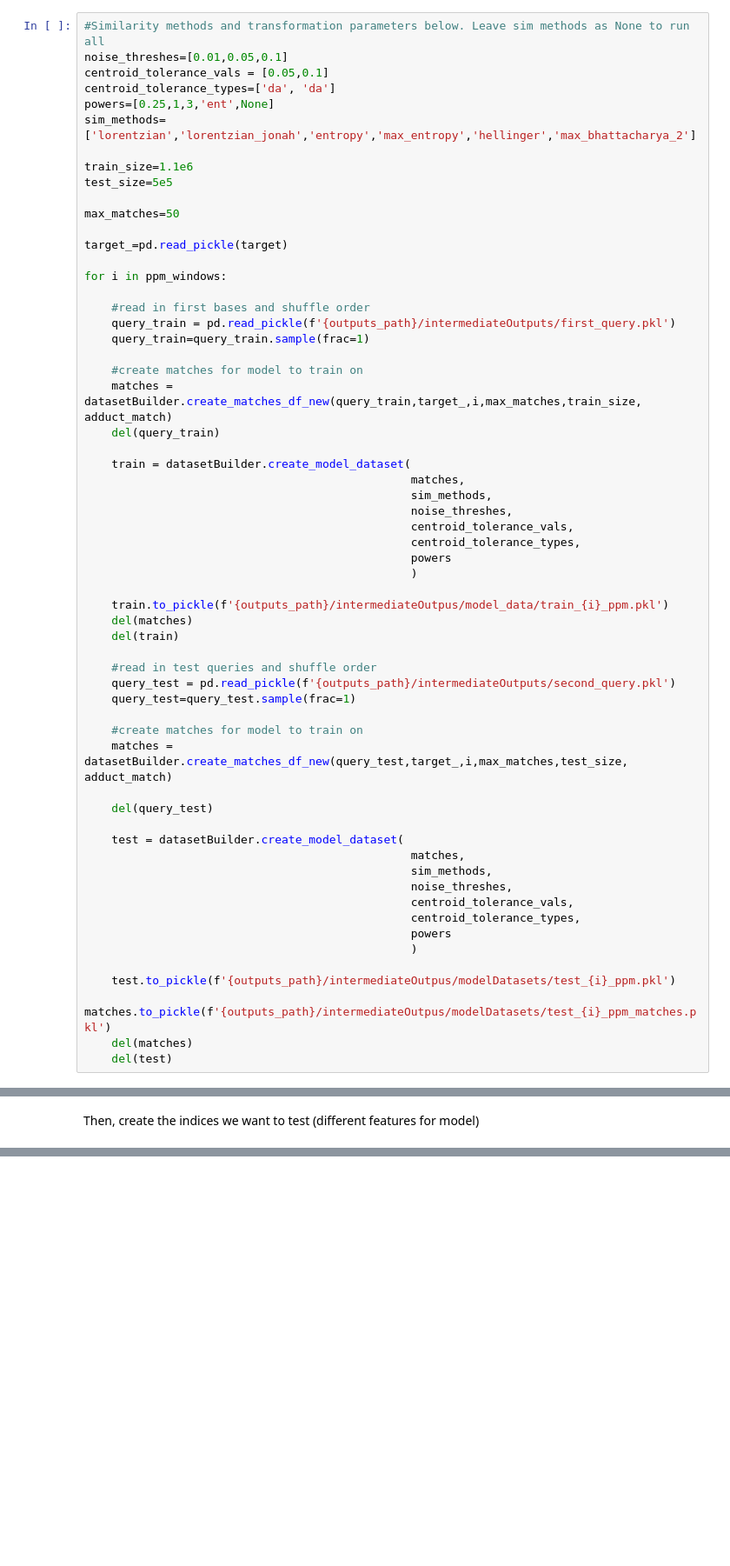
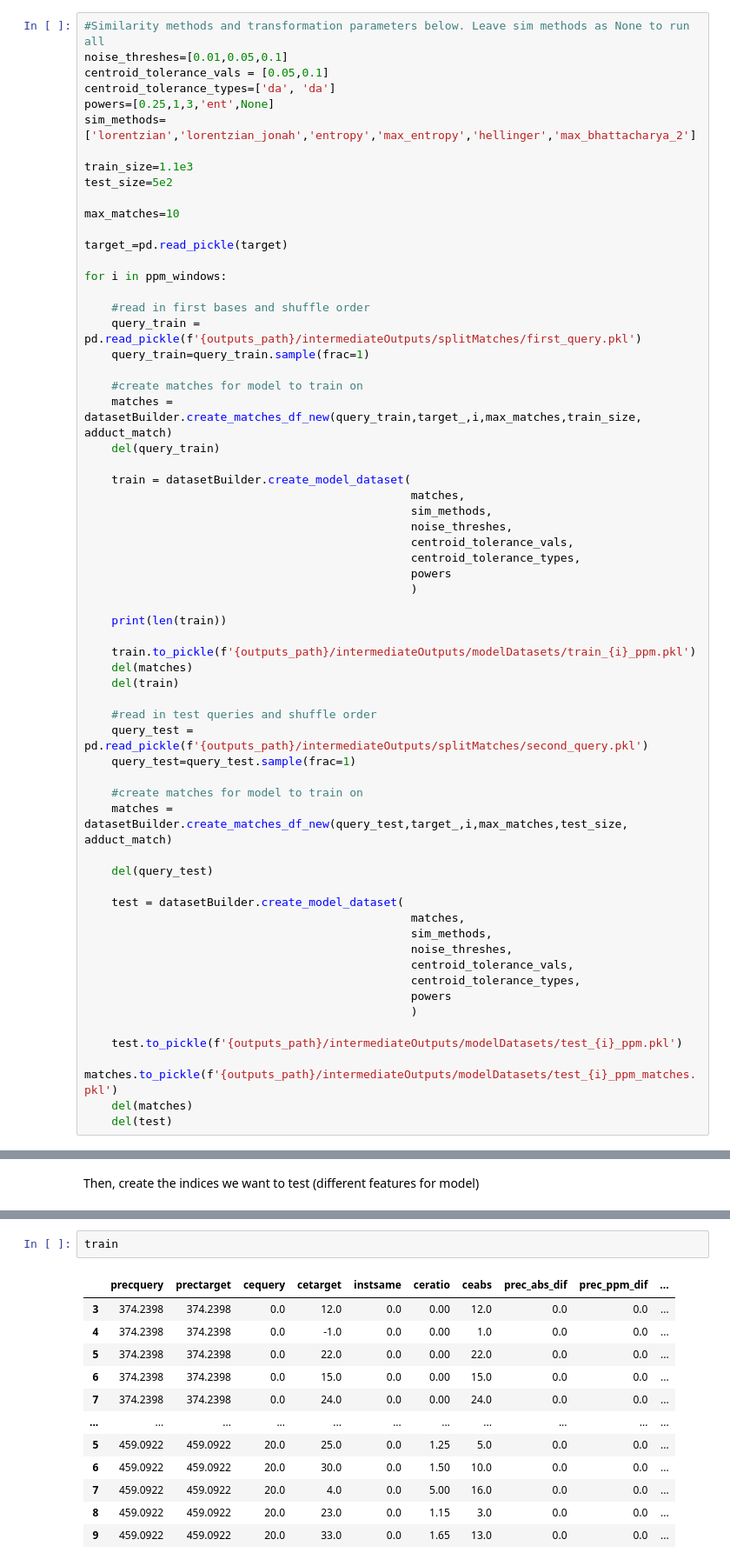
Before and after one commit to Jbug1/SpecSim, a Jupyter notebook: figures.ipynb, the cells around one changed output, grey strips where cells are left out. Shown: that part at 87% size. Saved outputs shown, nothing was run; the diff lists cells and outputs as text; blank space fills up the shorter version.

```diff
--- a/figures.ipynb
+++ b/figures.ipynb
@@ -248,17 +260,17 @@ centroid_tolerance_types=['da', 'da']
 powers=[0.25,1,3,'ent',None]
 sim_methods=['lorentzian','lorentzian_jonah','entropy','max_entropy','hellinger','max_bhattacharya_2']
 
-train_size=1.1e6
-test_size=5e5
+train_size=1.1e3
+test_size=5e2
 
-max_matches=50
+max_matches=10
 
 target_=pd.read_pickle(target)
 
 for i in ppm_windows:
 
     #read in first bases and shuffle order
-    query_train = pd.read_pickle(f'{outputs_path}/intermediateOutputs/first_query.pkl')
+    query_train = pd.read_pickle(f'{outputs_path}/intermediateOutputs/splitMatches/first_query.pkl')
     query_train=query_train.sample(frac=1)
 
     #create matches for model to train on
@@ -274,12 +286,14 @@ for i in ppm_windows:
                                                 powers
                                                 )
 
-    train.to_pickle(f'{outputs_path}/intermediateOutpus/model_data/train_{i}_ppm.pkl')
+    print(len(train))
+
+    train.to_pickle(f'{outputs_path}/intermediateOutputs/modelDatasets/train_{i}_ppm.pkl')
     del(matches)
     del(train)
 
     #read in test queries and shuffle order
-    query_test = pd.read_pickle(f'{outputs_path}/intermediateOutputs/second_query.pkl')
+    query_test = pd.read_pickle(f'{outputs_path}/intermediateOutputs/splitMatches/second_query.pkl')
     query_test=query_test.sample(frac=1)
 
     #create matches for model to train on
@@ -296,8 +310,8 @@ for i in ppm_windows:
                                                 powers
                                                 )
 
-    test.to_pickle(f'{outputs_path}/intermediateOutpus/modelDatasets/test_{i}_ppm.pkl')
-    matches.to_pickle(f'{outputs_path}/intermediateOutpus/modelDatasets/test_{i}_ppm_matches.pkl')
+    test.to_pickle(f'{outputs_path}/intermediateOutputs/modelDatasets/test_{i}_ppm.pkl')
+    matches.to_pickle(f'{outputs_path}/intermediateOutputs/modelDatasets/test_{i}_ppm_matches.pkl')
     del(matches)
     del(test)
 # %% [output]
@@ -384,3 +403,18 @@ indices['small_model'] = datasetBuilder.generate_keep_indices(noise_threshes,
                                                       True,
                                                       True,
                                                     )
+# %%
+train
+# %% [output]
+|  | precquery | prectarget | cequery | cetarget | instsame | ceratio | ceabs | prec_abs_dif | prec_ppm_dif | ... |
+| 3 | 374.2398 | 374.2398 | 0.0 | 12.0 | 0.0 | 0.00 | 12.0 | 0.0 | 0.0 | ... |
+| 4 | 374.2398 | 374.2398 | 0.0 | -1.0 | 0.0 | 0.00 | 1.0 | 0.0 | 0.0 | ... |
+| 5 | 374.2398 | 374.2398 | 0.0 | 22.0 | 0.0 | 0.00 | 22.0 | 0.0 | 0.0 | ... |
+| 6 | 374.2398 | 374.2398 | 0.0 | 15.0 | 0.0 | 0.00 | 15.0 | 0.0 | 0.0 | ... |
+| 7 | 374.2398 | 374.2398 | 0.0 | 24.0 | 0.0 | 0.00 | 24.0 | 0.0 | 0.0 | ... |
+| ... | ... | ... | ... | ... | ... | ... | ... | ... | ... | ... |
+| 5 | 459.0922 | 459.0922 | 20.0 | 25.0 | 0.0 | 1.25 | 5.0 | 0.0 | 0.0 | ... |
+| 6 | 459.0922 | 459.0922 | 20.0 | 30.0 | 0.0 | 1.50 | 10.0 | 0.0 | 0.0 | ... |
+| 7 | 459.0922 | 459.0922 | 20.0 | 4.0 | 0.0 | 5.00 | 16.0 | 0.0 | 0.0 | ... |
+| 8 | 459.0922 | 459.0922 | 20.0 | 23.0 | 0.0 | 1.15 | 3.0 | 0.0 | 0.0 | ... |
+| 9 | 459.0922 | 459.0922 | 20.0 | 33.0 | 0.0 | 1.65 | 13.0 | 0.0 | 0.0 | ... |
```
Also changed, not shown: parts of 12 cells of this notebook, 13 other files.
